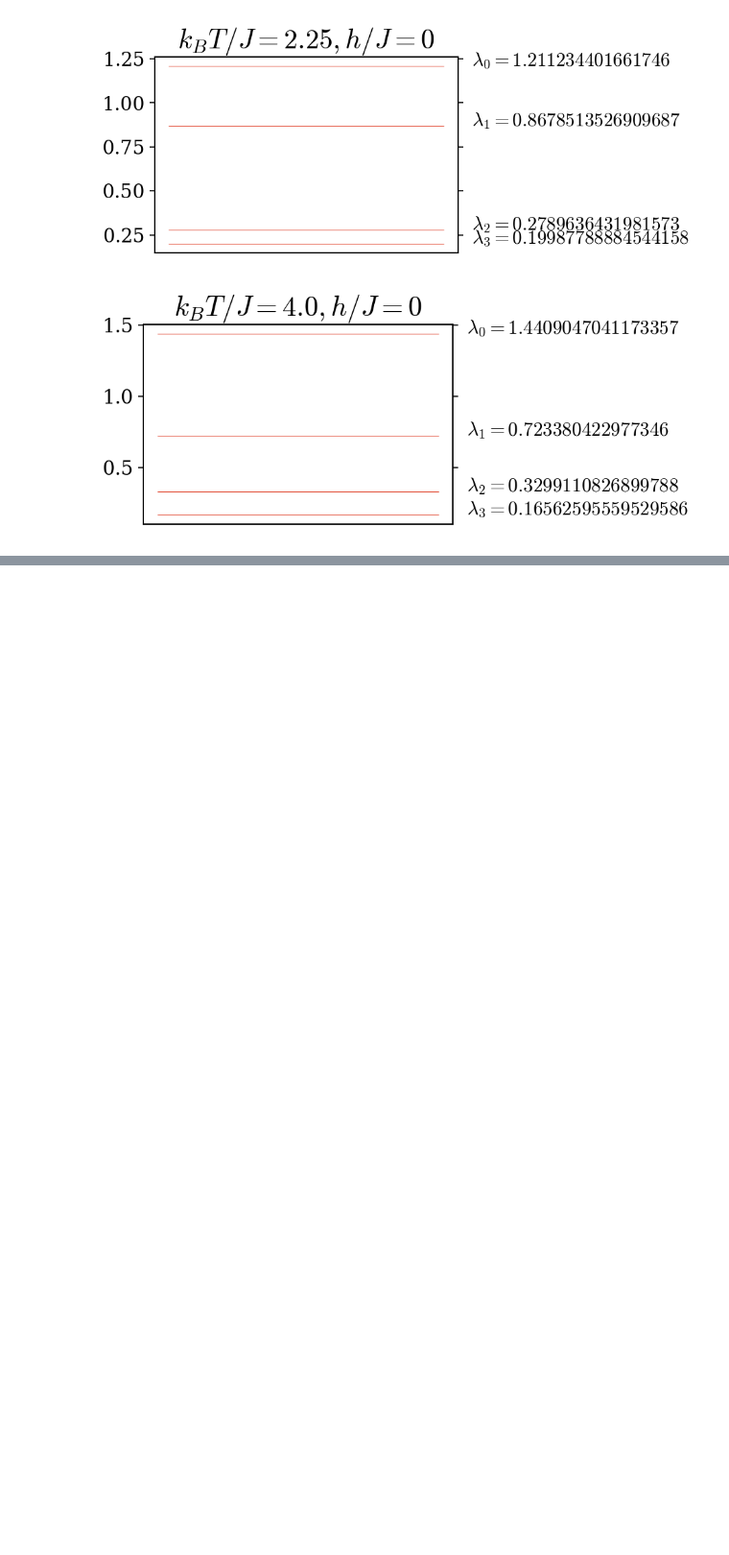
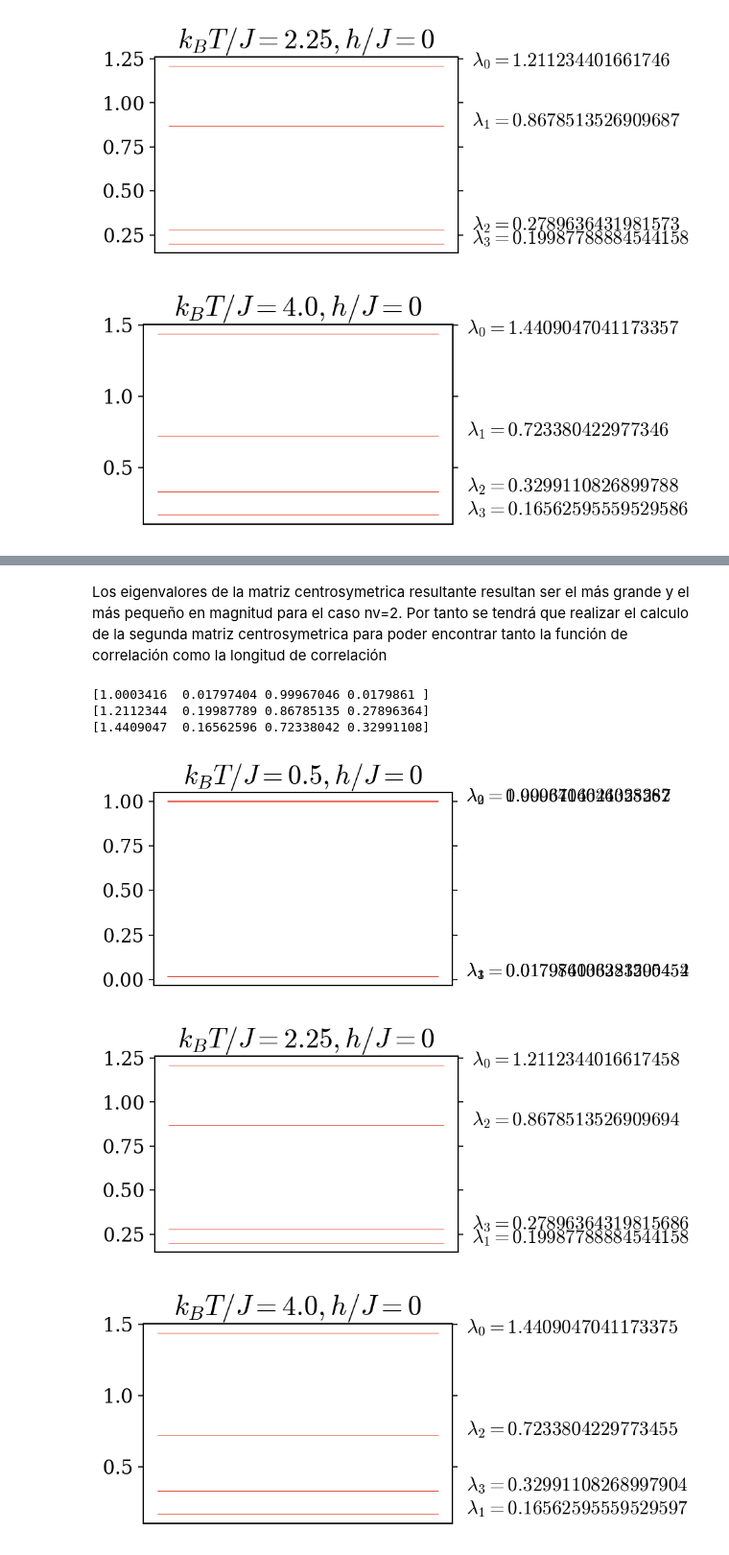
Before and after one commit to oarodriguez/isingchat, a Jupyter notebook: Notebooks/Drafts/Eigenvalue analysis.ipynb, the cells around one changed output, grey strips where cells are left out. Shown: that part at 96% size. Drawn from its saved outputs; the diff is of its cells as text; code cells hidden in the pictures; blank space fills up the shorter version.

```diff
--- a/Notebooks/Drafts/Eigenvalue analysis.ipynb
+++ b/Notebooks/Drafts/Eigenvalue analysis.ipynb
@@ -108,0 +167,62 @@ for ind in range(len(temp)):
+# %% [markdown]
+Los eigenvalores de la matriz centrosymetrica resultante resultan ser el más grande y el más pequeño en magnitud para el caso nv=2. Por tanto se tendrá que realizar el calculo de la segunda matriz centrosymetrica para poder encontrar tanto la función de correlación como la longitud de correlación
+# %%
+p=1.0
+data_path = Path('C:\\Users\\MHJGuillermo\\PycharmProjects\\Doctorado\\Ising\\isingchat\\data\\eigens\\regular\\infinite-size\\centrosym\\p_{}'.format(p)).resolve()
+file = 'p-{}_nv-2_h-0_eig-4.yml'.format(p)
+# data_path = Path('C:\\Users\\MHJGuillermo\\PycharmProjects\\Doctorado\\Ising\\isingchat\\data\\test').resolve()
+# file = 'p-2.0_nv-3_h-0.yml'.format(p)
+config_file = Path(os.path.join(data_path,file)).resolve()
+eigens_file = config_file.with_suffix(".eigenvalues.h5")
+# eigens_file = config_file.with_suffix(".free-energy.h5")
+with h5py.File(eigens_file) as h5fp:
+    data_eigenvalues = h5fp['eigens']['eigenvalues'][:]
+#     pprint(h5fp['eigens'].keys())
+#     pprint(h5fp['eigens']['max-w-matrix'][:])
+#     pprint(h5fp['eigens']['eigenvalues'][:])
+#     pprint(h5fp['eigens']['eigenvectors'][:])
+with config_file.open() as cfp:
+    config_info = yaml.load(cfp)
+config_data = read_ising_config(config_info)
+temp = config_data["system"]["temperature"]
+mag_field = config_data["system"]["magnetic_field"]
+# %%
+for ind in range(len(temp)):
+    use_tex = False
+
+    # Load the default style.
+    style.use("default")
+    rcParams["text.usetex"] = use_tex
+
+    fig1: Figure = pyplot.figure(figsize=(4, 9), dpi=150)
+    grid_spec = GridSpec(3, 1)
+
+    for ind_lam,lambda_value in enumerate(abs(data_eigenvalues[:,0][ind])):
+        # Specific heat subplot.
+        ax: Axes = fig1.add_subplot(grid_spec[0, 0])
+
+        ax.hlines(y=abs(lambda_value),
+                  xmin=0,
+                  xmax=1,
+                  lw=0.5)
+        ax.annotate(r"$\lambda_{}={}$".format(ind_lam,lambda_value),
+          xy     = (     1, lambda_value),
+          xytext = (1.1, lambda_value)
+        )
+        ax.set_title(r"$k_BT/J={}, h/J=0$".format(temp[ind]))
+
+        #clean xticks
+        ax.set_xticklabels([])
+        ax.set_xticks([])
+    print(abs(data_eigenvalues[:,0][ind]))
+#     ax.text(1.1, 1.3,
+#         s=r"$k_BT/J={}$".format(temp[ind]))
+#     ax.text(1.1, 1.1,
+#         s=r"$h/J=0$")
+# %% [output]
+[1.0003416  0.01797404 0.99967046 0.0179861 ]
+[1.2112344  0.19987789 0.86785135 0.27896364]
+[1.4409047  0.16562596 0.72338042 0.32991108]
+[figure, added]
+[figure, added]
+[figure, added]
```
Also changed, not shown: parts of 3 cells of this notebook, 5 other files.
